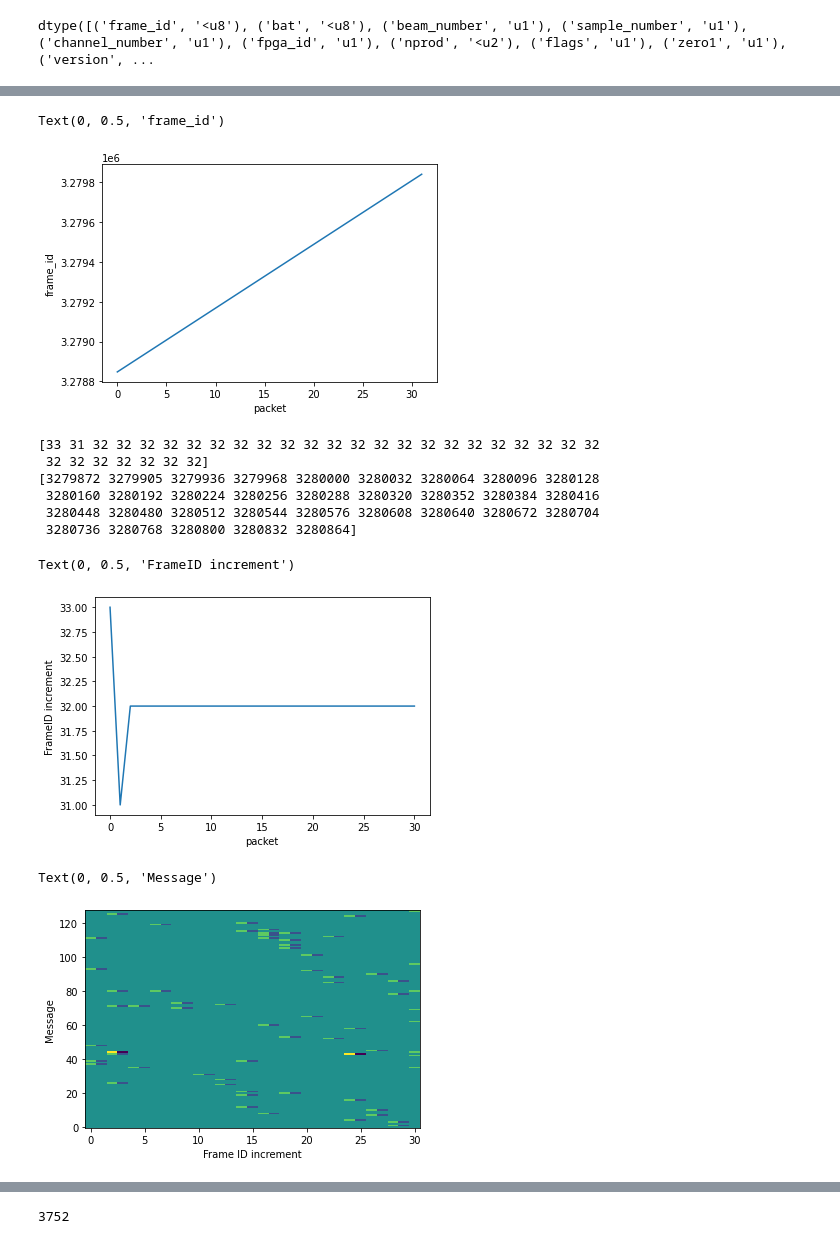
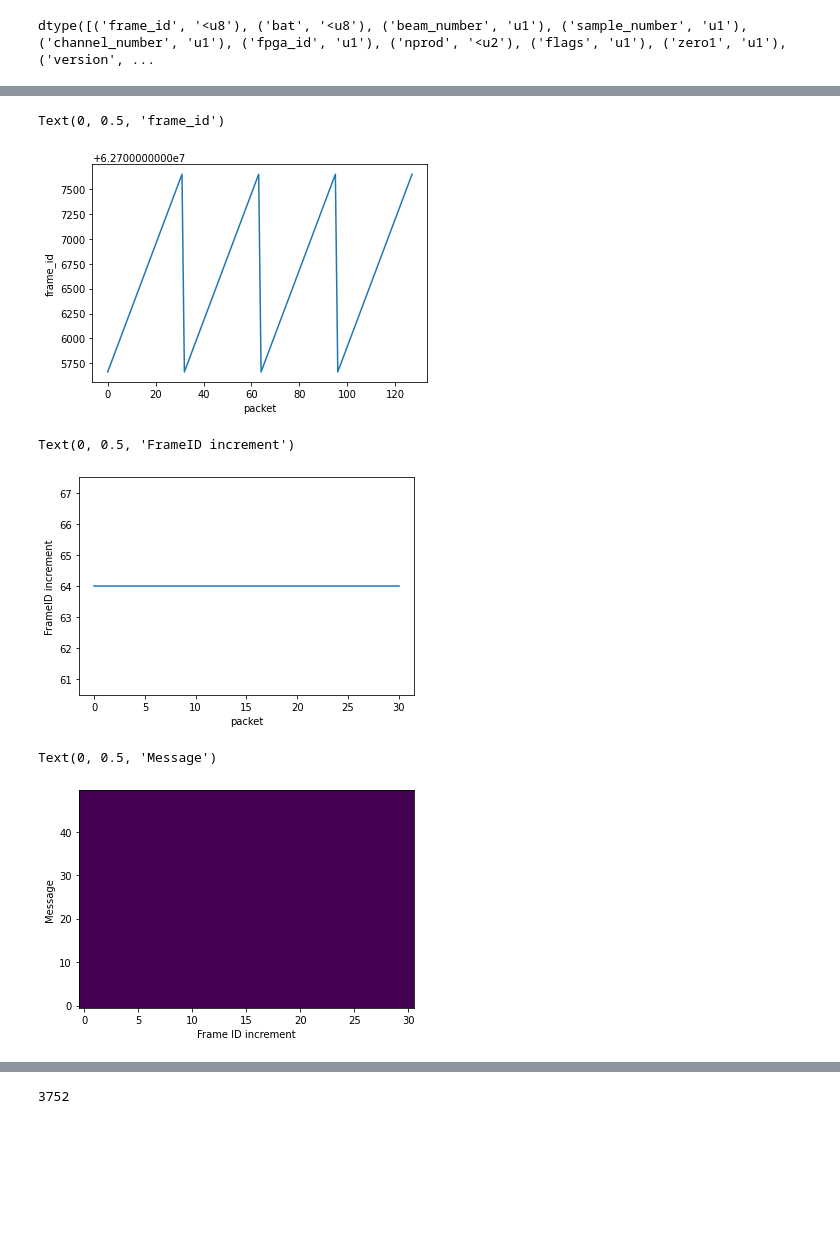
Before and after one commit to askap-craco/craco-python, a Jupyter notebook: notebooks/Quick look cat cardcap headers.ipynb, the cells around one changed output, grey strips where cells are left out. Drawn from its saved outputs; the diff is of its cells as text; code cells hidden in the pictures; blank space fills up the shorter version.

```diff
--- a/notebooks/Quick look cat cardcap headers.ipynb
+++ b/notebooks/Quick look cat cardcap headers.ipynb
@@ -70,7 +80,9 @@ fout.close()
 plot(np.array(diffs[:50000])*1e6)
 xlabel('Packet number')
 ylabel('Interval between packets (us)')
-nint_per_frame = 2048//32 // 2
+samp_per_frame = 2048
+integ_interval = 64
+nint_per_frame = samp_per_frame//integ_interval
 npackets_per_frame = 36*4*nint_per_frame
 print(f'npackets_per_frame={npackets_per_frame}')
 expected_interval = 110e-3/npackets_per_frame
@@ -99,37 +111,31 @@ array([                  32,                   32,                   32,
 # %%
-plot(packets['frame_id'][:32])
+plot(packets['frame_id'][:nint_per_frame*4])
 xlabel('packet')
 ylabel('frame_id')
 # %% [output]
 Text(0, 0.5, 'frame_id')
-[figure, old version]
+[figure, new version]
 # %%
 fid = packets['frame_id']
 fdiff = fid[1:] - fid[0:-1]
-off = 32*93
-plot(fdiff[off:31+off])
-print(fdiff[off:31+off])
-print(fid[off:32+off])
+off = nint_per_frame*12
+plot(fdiff[off:nint_per_frame-1+off])
+#print(fdiff[off:nint_per_frame+off])
+#print(fid[off:32+off])
 xlabel('packet')
 ylabel('FrameID increment')
 # %% [output]
-[33 31 32 32 32 32 32 32 32 32 32 32 32 32 32 32 32 32 32 32 32 32 32 32
- 32 32 32 32 32 32 32]
-[3279872 3279905 3279936 3279968 3280000 3280032 3280064 3280096 3280128
- 3280160 3280192 3280224 3280256 3280288 3280320 3280352 3280384 3280416
- 3280448 3280480 3280512 3280544 3280576 3280608 3280640 3280672 3280704
- 3280736 3280768 3280800 3280832 3280864]
+Text(0, 0.5, 'FrameID increment')
-Text(0, 0.5, 'FrameID increment')
-[figure, old version]
+[figure, new version]
 # %%
 fdiff = fid[1:] - fid[0:-1]
-off = 32*30
-fr = fdiff[:32*128].reshape(-1,32)
+#off = 32*30
+fr = fdiff[:nint_per_frame*50].reshape(-1,nint_per_frame)
 imshow(fr[:,:-1], aspect='auto', origin='lower', interpolation='none')
 xlabel('Frame ID increment')
 ylabel('Message')
 #gcf().set_size_inches((12,10))
 # %% [output]
 Text(0, 0.5, 'Message')
-[figure, old version]
+[figure, new version]
 # %%
```
Also changed, not shown: parts of 33 cells of this notebook.
